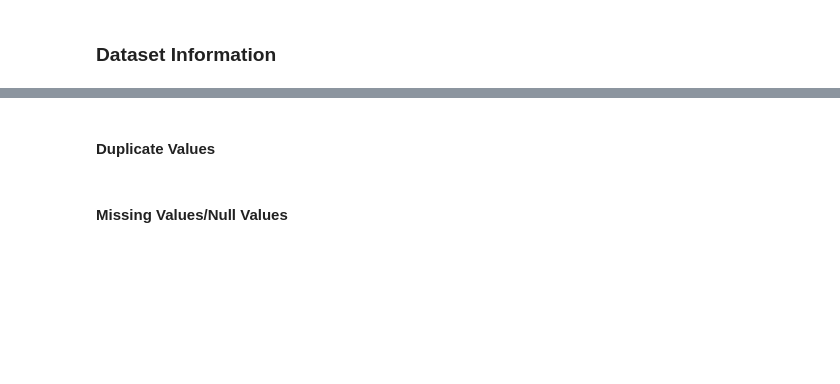
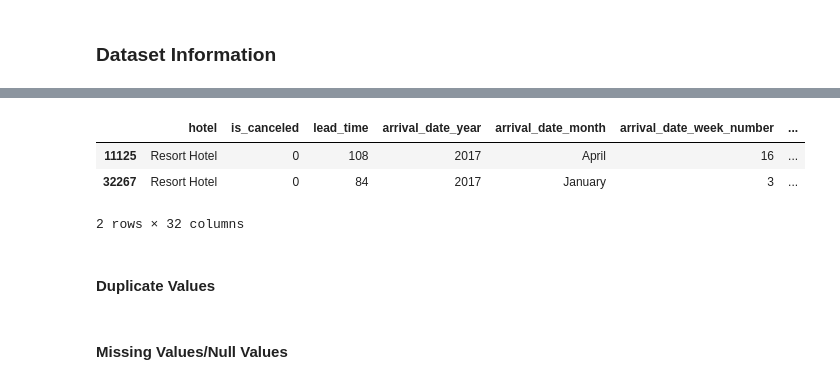
Before and after one commit to code-with-trupti/Hotel-Booking-Analysis, a Jupyter notebook: Hotel_Booking_Analysis_Demo_Project_.ipynb, the cells around one changed output, grey strips where cells are left out. Saved outputs shown, nothing was run; the diff lists cells and outputs as text; code cells hidden in the pictures; blank space fills up the shorter version.

```diff
--- a/Hotel_Booking_Analysis_Demo_Project_.ipynb
+++ b/Hotel_Booking_Analysis_Demo_Project_.ipynb
@@ -77,3 +174,11 @@ M - Multivariate Analysis
+# %%
+# Sort values
+df.sort_values('total_of_special_requests', ascending=False).head(2)
+# %% [output]
+|  | hotel | is_canceled | lead_time | arrival_date_year | arrival_date_month | arrival_date_week_number | ... |
+| 11125 | Resort Hotel | 0 | 108 | 2017 | April | 16 | ... |
+| 32267 | Resort Hotel | 0 | 84 | 2017 | January | 3 | ... |
+2 rows × 32 columns
 # %% [markdown]
 #### Duplicate Values
 # %%
```
Also changed, not shown: parts of 14 cells of this notebook.
